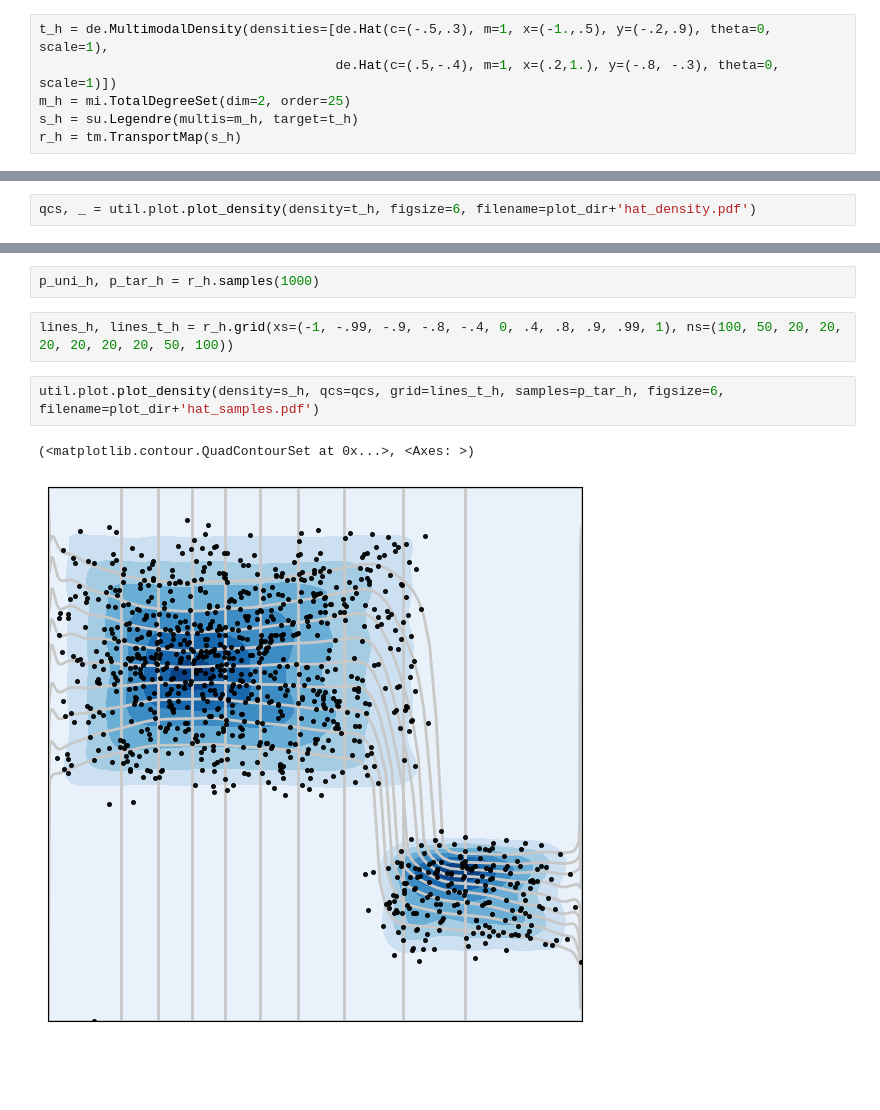
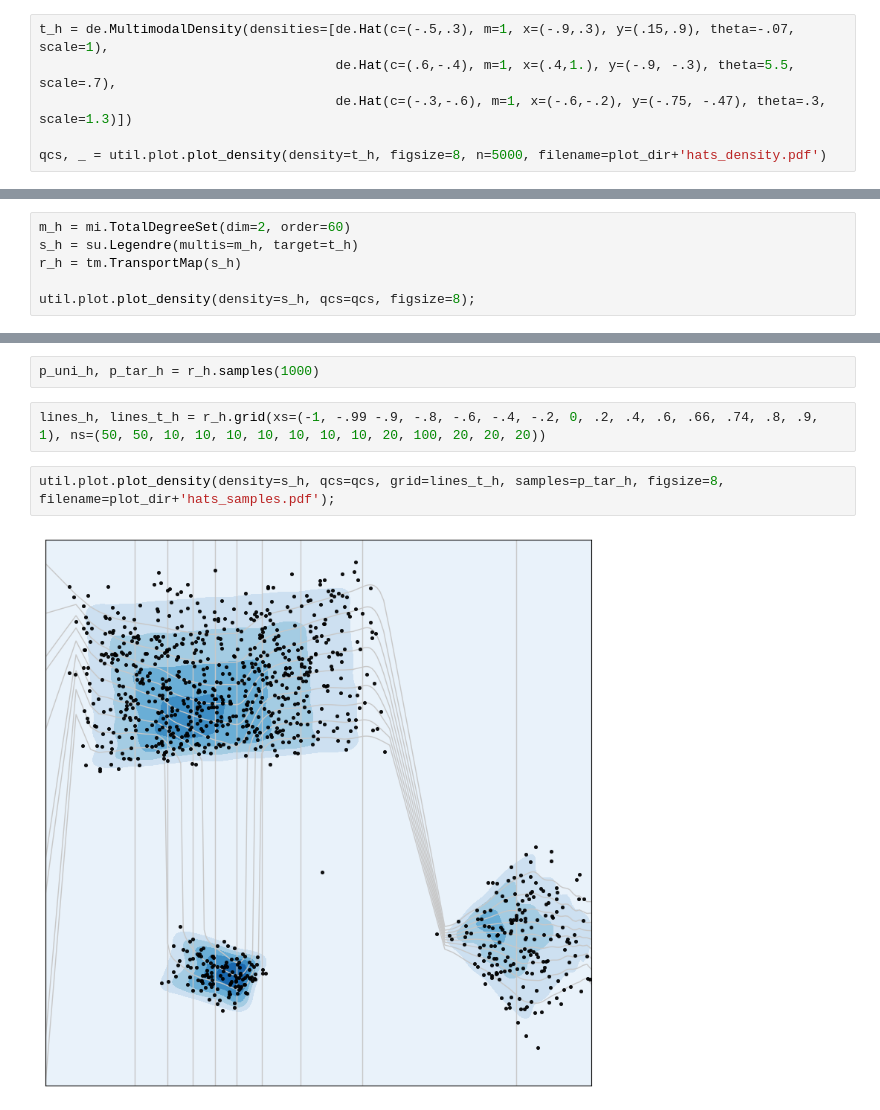
Before and after one commit to huberbenno/polynomial_transport, a Jupyter notebook: notebooks/2_hats.ipynb, the cells around one changed output, grey strips where cells are left out. Cells and saved outputs as stored; diff of their text form; blank space fills up the shorter version.

Commit message:
Reworked hat densities example

```diff
--- a/notebooks/2_hats.ipynb
+++ b/notebooks/2_hats.ipynb
@@ -21,6 +21,6 @@ plot_dir = open('plot.conf', 'r') .readlines()[0].rstrip()
 # %%
-t_h = de.MultimodalDensity(densities=[de.Hat(c=(-.5,.3), m=1, x=(-1.,.5), y=(-.2,.9), theta=0, scale=1),
-                                      de.Hat(c=(.5,-.4), m=1, x=(.2,1.), y=(-.8, -.3), theta=0, scale=1)])
-m_h = mi.TotalDegreeSet(dim=2, order=25)
-s_h = su.Legendre(multis=m_h, target=t_h)
-r_h = tm.TransportMap(s_h)
+t_h = de.MultimodalDensity(densities=[de.Hat(c=(-.5,.3), m=1, x=(-.9,.3), y=(.15,.9), theta=-.07, scale=1),
+                                      de.Hat(c=(.6,-.4), m=1, x=(.4,1.), y=(-.9, -.3), theta=5.5, scale=.7),
+                                      de.Hat(c=(-.3,-.6), m=1, x=(-.6,-.2), y=(-.75, -.47), theta=.3, scale=1.3)])
+
+qcs, _ = util.plot.plot_density(density=t_h, figsize=8, n=5000, filename=plot_dir+'hats_density.pdf')
@@ -29,2 +28,0 @@ r_h = tm.TransportMap(s_h)
-# %%
-qcs, _ = util.plot.plot_density(density=t_h, figsize=6, filename=plot_dir+'hat_density.pdf')
@@ -34,0 +31,6 @@ qcs, _ = util.plot.plot_density(density=t_h, figsize=6, filename=plot_dir+'hat_d
+# %%
+m_h = mi.TotalDegreeSet(dim=2, order=60)
+s_h = su.Legendre(multis=m_h, target=t_h)
+r_h = tm.TransportMap(s_h)
+
+util.plot.plot_density(density=s_h, qcs=qcs, figsize=8);
@@ -35,9 +39,8 @@ qcs, _ = util.plot.plot_density(density=t_h, figsize=6, filename=plot_dir+'hat_d
 # %%
 p_uni_h, p_tar_h = r_h.samples(1000)
 # %%
-lines_h, lines_t_h = r_h.grid(xs=(-1, -.99, -.9, -.8, -.4, 0, .4, .8, .9, .99, 1), ns=(100, 50, 20, 20, 20, 20, 20, 20, 50, 100))
+lines_h, lines_t_h = r_h.grid(xs=(-1, -.99 -.9, -.8, -.6, -.4, -.2, 0, .2, .4, .6, .66, .74, .8, .9, 1), ns=(50, 50, 10, 10, 10, 10, 10, 10, 10, 20, 100, 20, 20, 20))
 # %%
-util.plot.plot_density(density=s_h, qcs=qcs, grid=lines_t_h, samples=p_tar_h, figsize=6, filename=plot_dir+'hat_samples.pdf')
+util.plot.plot_density(density=s_h, qcs=qcs, grid=lines_t_h, samples=p_tar_h, figsize=8, filename=plot_dir+'hats_samples.pdf');
 # %% [output]
-(<matplotlib.contour.QuadContourSet at 0x...>, <Axes: >)
-[figure, old version]
+[figure, new version]
```
Also changed, not shown: parts of 11 cells of this notebook, 3 other files.
